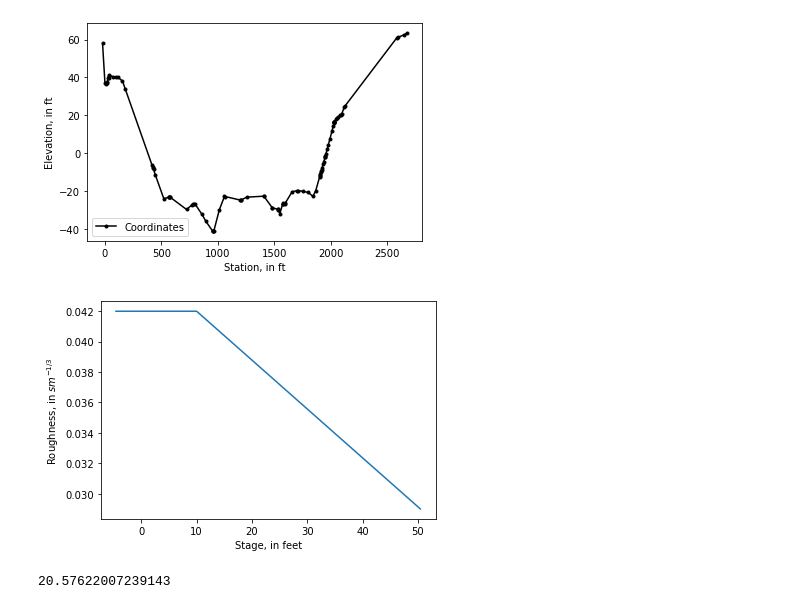
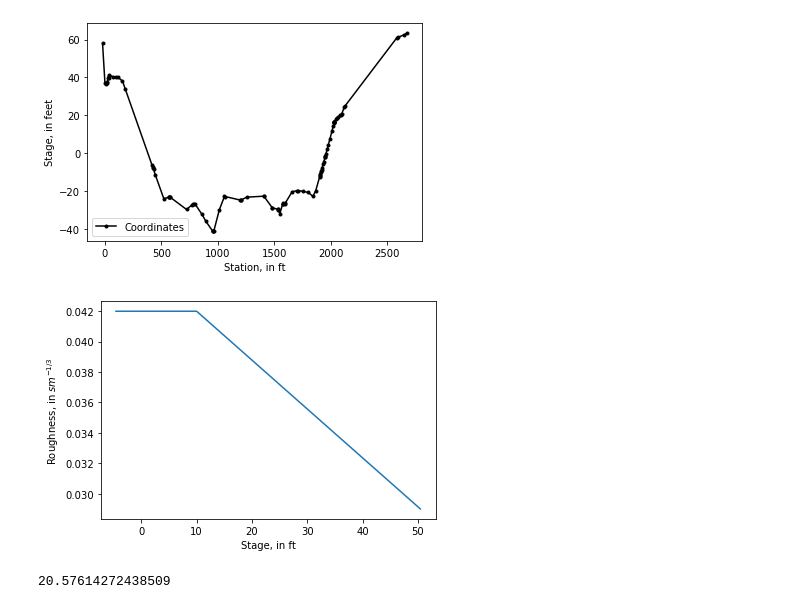
Before and after one commit to mdomanski-usgs/dynrat, a Jupyter notebook: examples/stlms.ipynb, the cells around one changed output. Cells and saved outputs as stored; diff of their text form; code cells hidden in the pictures.

```diff
--- a/examples/stlms.ipynb
+++ b/examples/stlms.ipynb
@@ -1,20 +1,22 @@
 # %%
 %matplotlib inline
 
 import numpy as np
 
 from anchovy.crosssection import CrossSection
 
+from dynrat.sect import CrossSect
+
 
 roughness = 0.035
 station, elevation = np.loadtxt('data/stlms/xs.csv', delimiter=',', skiprows=1, unpack=True)
 datum = 379.58
 elevation = elevation - datum
-sect = CrossSection(station, elevation, roughness)
+sect = CrossSect(CrossSection(station, elevation, roughness))
 
 _ = sect.plot()
 # %% [output]
-[figure, old version]
+[figure, new version]
 # %%
 import matplotlib.pyplot as plt
 
@@ -26,11 +28,9 @@ roughness = [0.042, 0.042, 0.029]
 
 frict = TableFrict(stage, roughness)
 
-_ = plt.plot(stage, roughness)
-_ = plt.xlabel('Stage, in feet')
-_ = plt.ylabel(r'Roughness, in ${s}{m^{-1/3}}$')
+_ = frict.plot()
 # %% [output]
-[figure, old version]
+[figure, new version]
 # %%
 from dynrat.rslope import r_slope
 
@@ -46,7 +46,7 @@ bed_slope = 0.00011
 slope_ratio = r_slope(h_o, h_p, q_o, q_p, bed_slope, sect, t_diff)
 slope_ratio
 # %% [output]
-20.57622007239143
+20.57614272438509
 # %%
 from dynrat.dynmod import QSolve
 
```
Also changed, not shown: parts of 10 cells of this notebook.
